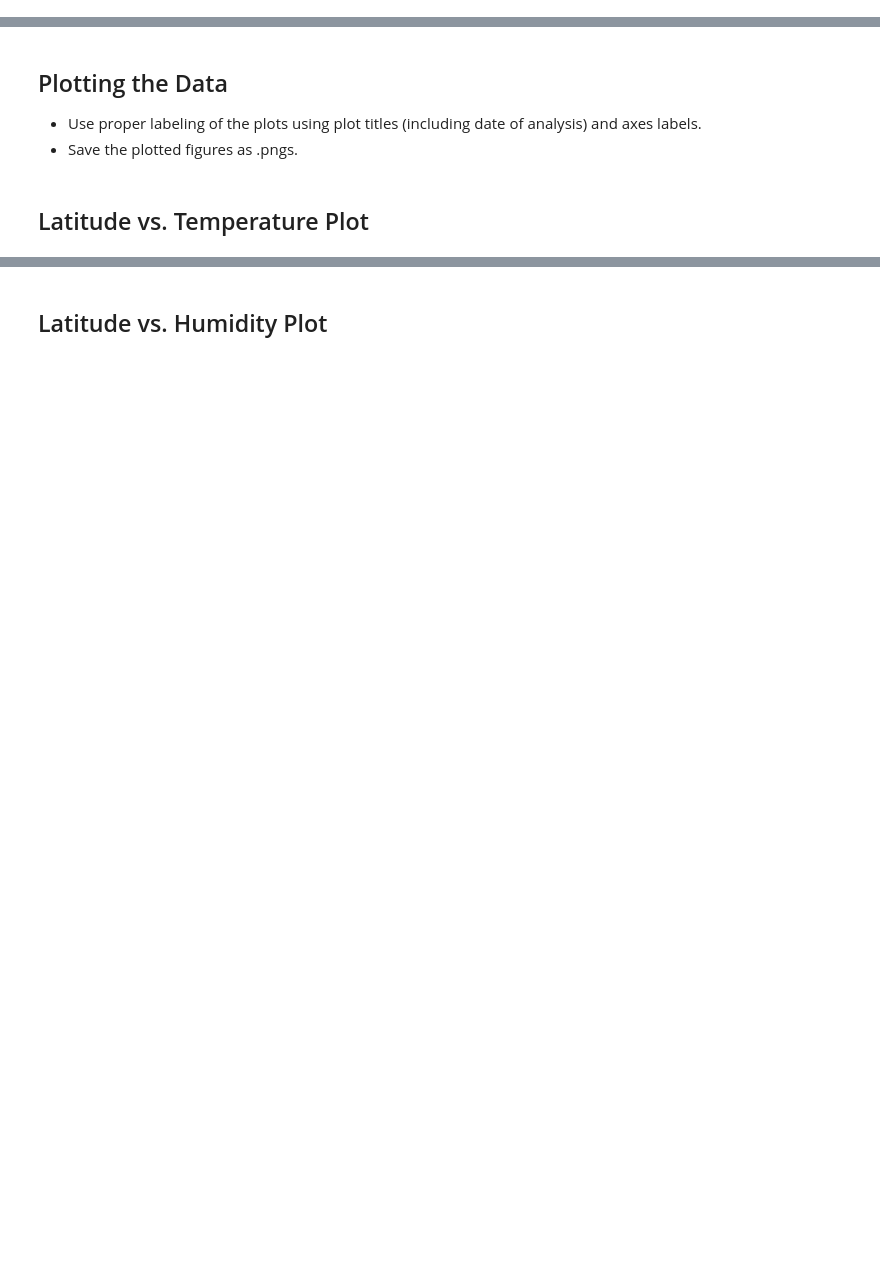
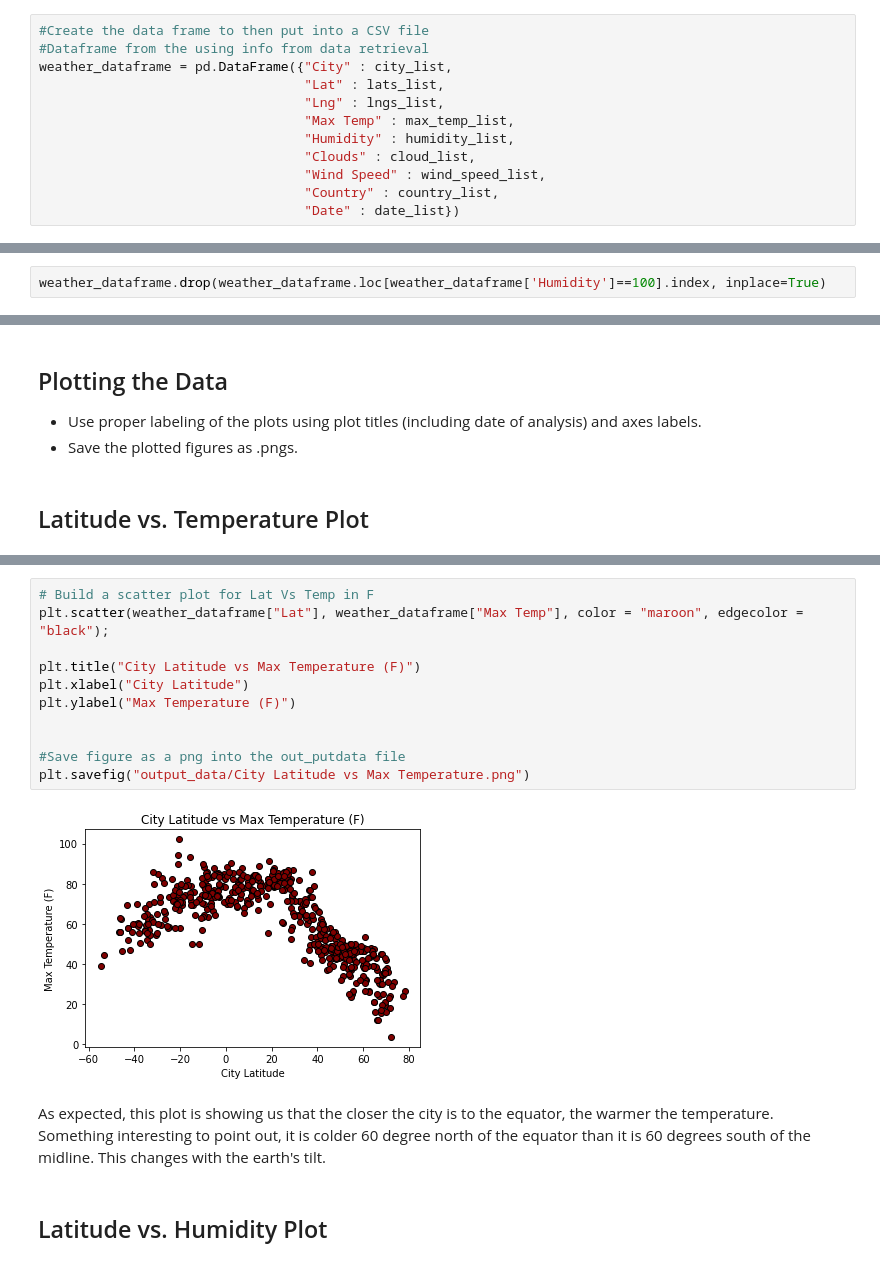
Before and after one commit to todd-tuchek/python-api-challenge, a Jupyter notebook: WeatherPy/WeatherPy.ipynb, the cells around one changed output, grey strips where cells are left out. Cells and saved outputs as stored; diff of their text form; blank space fills up the shorter version.

```diff
--- a/WeatherPy/WeatherPy.ipynb
+++ b/WeatherPy/WeatherPy.ipynb
@@ -196,0 +144,12 @@ Skip this step if there are no cities that have humidity > 100%.
+# %%
+#Create the data frame to then put into a CSV file
+#Dataframe from the using info from data retrieval
+weather_dataframe = pd.DataFrame({"City" : city_list,
+                                  "Lat" : lats_list,
+                                  "Lng" : lngs_list,
+                                  "Max Temp" : max_temp_list,
+                                  "Humidity" : humidity_list,
+                                  "Clouds" : cloud_list,
+                                  "Wind Speed" : wind_speed_list,
+                                  "Country" : country_list,
+                                  "Date" : date_list})
@@ -210,0 +175,2 @@ Int64Index([], dtype='int64')
+# %%
+weather_dataframe.drop(weather_dataframe.loc[weather_dataframe['Humidity']==100].index, inplace=True)
@@ -220,2 +197,17 @@ Int64Index([], dtype='int64')
+# %%
+# Build a scatter plot for Lat Vs Temp in F
+plt.scatter(weather_dataframe["Lat"], weather_dataframe["Max Temp"], color = "maroon", edgecolor = "black");
+
+plt.title("City Latitude vs Max Temperature (F)")
+plt.xlabel("City Latitude")
+plt.ylabel("Max Temperature (F)")
+
+
+#Save figure as a png into the out_putdata file
+plt.savefig("output_data/City Latitude vs Max Temperature.png")
+# %% [output]
+[figure, added]
+# %% [markdown]
+As expected, this plot is showing us that the closer the city is to the equator, the warmer the temperature. Something interesting to point out, it is colder 60 degree north of the equator than it is 60 degrees south of the midline. This changes with the earth's tilt.
 # %% [markdown]
 ## Latitude vs. Humidity Plot
```
Also changed, not shown: parts of 48 cells of this notebook, 13 other files.
